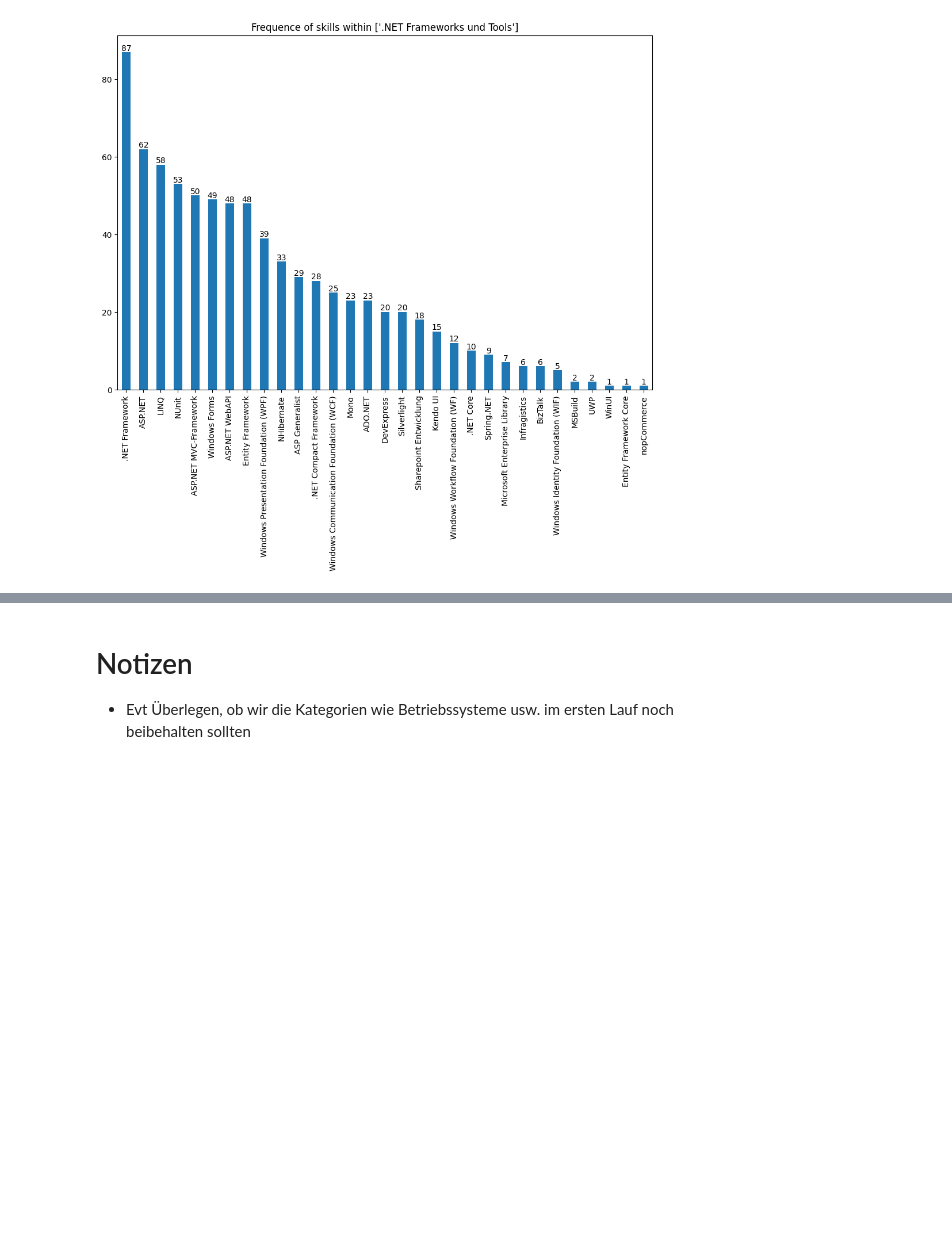
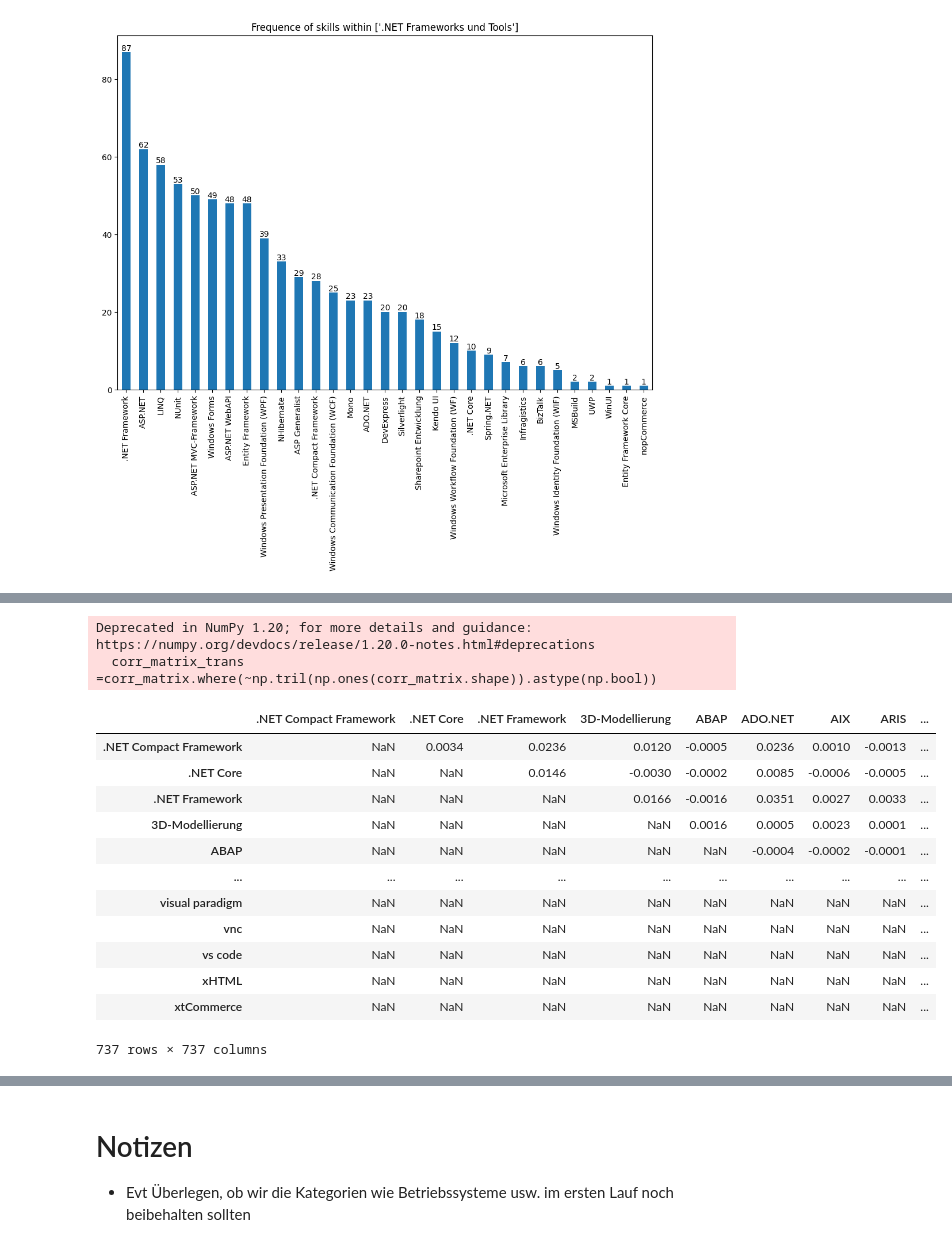
Before and after one commit to maximizer36/DS_AP, a Jupyter notebook: Git_AP_V1.ipynb, the cells around one changed output, grey strips where cells are left out. Saved outputs shown, nothing was run; the diff lists cells and outputs as text; code cells hidden in the pictures; blank space fills up the shorter version.

```diff
--- a/Git_AP_V1.ipynb
+++ b/Git_AP_V1.ipynb
@@ -203,0 +264,20 @@ plot_distribution_in_category(categories[0])
+# %%
+# Excluse diagonal
+corr_matrix_trans =corr_matrix.where(~np.tril(np.ones(corr_matrix.shape)).astype(np.bool))
+corr_matrix_trans
+# %% [output]
+Deprecated in NumPy 1.20; for more details and guidance: https://numpy.org/devdocs/release/1.20.0-notes.html#deprecations
+  corr_matrix_trans =corr_matrix.where(~np.tril(np.ones(corr_matrix.shape)).astype(np.bool))
+|  | .NET Compact Framework | .NET Core | .NET Framework | 3D-Modellierung | ABAP | ADO.NET | AIX | ARIS | ... |
+| .NET Compact Framework | NaN | 0.0034 | 0.0236 | 0.0120 | -0.0005 | 0.0236 | 0.0010 | -0.0013 | ... |
+| .NET Core | NaN | NaN | 0.0146 | -0.0030 | -0.0002 | 0.0085 | -0.0006 | -0.0005 | ... |
+| .NET Framework | NaN | NaN | NaN | 0.0166 | -0.0016 | 0.0351 | 0.0027 | 0.0033 | ... |
+| 3D-Modellierung | NaN | NaN | NaN | NaN | 0.0016 | 0.0005 | 0.0023 | 0.0001 | ... |
+| ABAP | NaN | NaN | NaN | NaN | NaN | -0.0004 | -0.0002 | -0.0001 | ... |
+| ... | ... | ... | ... | ... | ... | ... | ... | ... | ... |
+| visual paradigm | NaN | NaN | NaN | NaN | NaN | NaN | NaN | NaN | ... |
+| vnc | NaN | NaN | NaN | NaN | NaN | NaN | NaN | NaN | ... |
+| vs code | NaN | NaN | NaN | NaN | NaN | NaN | NaN | NaN | ... |
+| xHTML | NaN | NaN | NaN | NaN | NaN | NaN | NaN | NaN | ... |
+| xtCommerce | NaN | NaN | NaN | NaN | NaN | NaN | NaN | NaN | ... |
+737 rows × 737 columns
```
Also changed, not shown: parts of 14 cells of this notebook.
